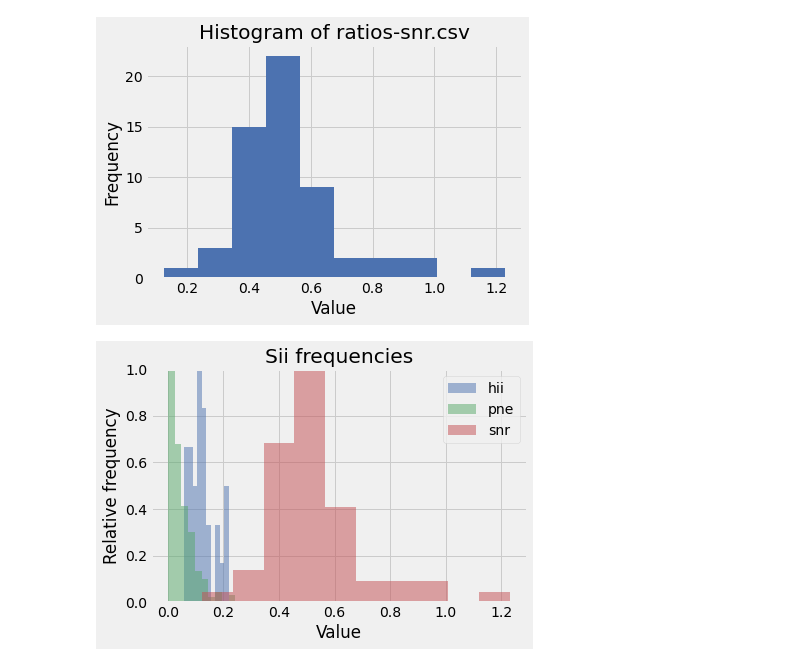
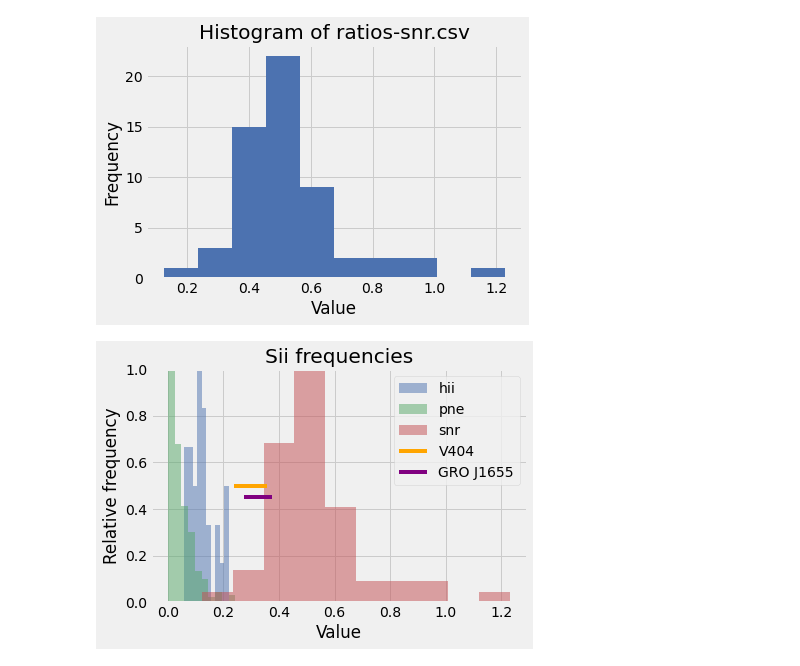
Before and after one commit to F7East/capstone-notes, a Jupyter notebook: sii historgram.ipynb, the cells around one changed output. Drawn from its saved outputs; the diff is of its cells as text; code cells hidden in the pictures.

```diff
--- a/sii historgram.ipynb
+++ b/sii historgram.ipynb
@@ -41,26 +41,37 @@ for i in dataframes[1:]:
 # %%
 for i in dataframes[1:]:
 #     try:
     df = i[0]
     # Create a histogram of the values in col2 that are floats
     df[df.columns[1]] = pd.to_numeric(df[df.columns[1]], errors='coerce')
     df = df[df[df.columns[1]].notnull()]
     data = np.array(df[df.columns[1]])
-#     df[df.columns[1]].apply(lambda x: x/max(df[df.columns[1]])).plot(kind='hist', bins=10)
+
     name = i[1].replace('ratios-','').replace('.csv','')
     x, bins, p=plt.hist(data, label = name, alpha = 0.5)
     height = max([item.get_height() for item in p])
     for item in p:
         item.set_height(item.get_height()/height)
     plt.xlabel('Value')
     plt.ylabel('Relative frequency')
     plt.ylim(0,1)
 
-    # Show the plot
-#     except:
-#         pass
+# Data for V404
+data = [0.3002996049, 0.3903350151, 0.2619958028, 0.2362819424]
+# Compute the mean and standard deviation of the data
+mean = np.mean(data)
+std = np.std(data)
+# create a plot with error bars
+plt.errorbar(mean, 0.5, xerr=std, color='orange', linewidth = 4, alpha = 1, label='V404')
+
+# Data for GRO J1655
+
+data = [0.3755,0.2739]
+plt.errorbar(np.mean(data), 0.45, xerr=(data[0]-data[1])/2, color='purple', linewidth = 4, \
+             alpha = 1, label='GRO J1655')
+# Data for
 plt.title('Sii frequencies')
 plt.legend()
 plt.show()
 # %% [output]
-[figure, old version]
+[figure, new version]
```
